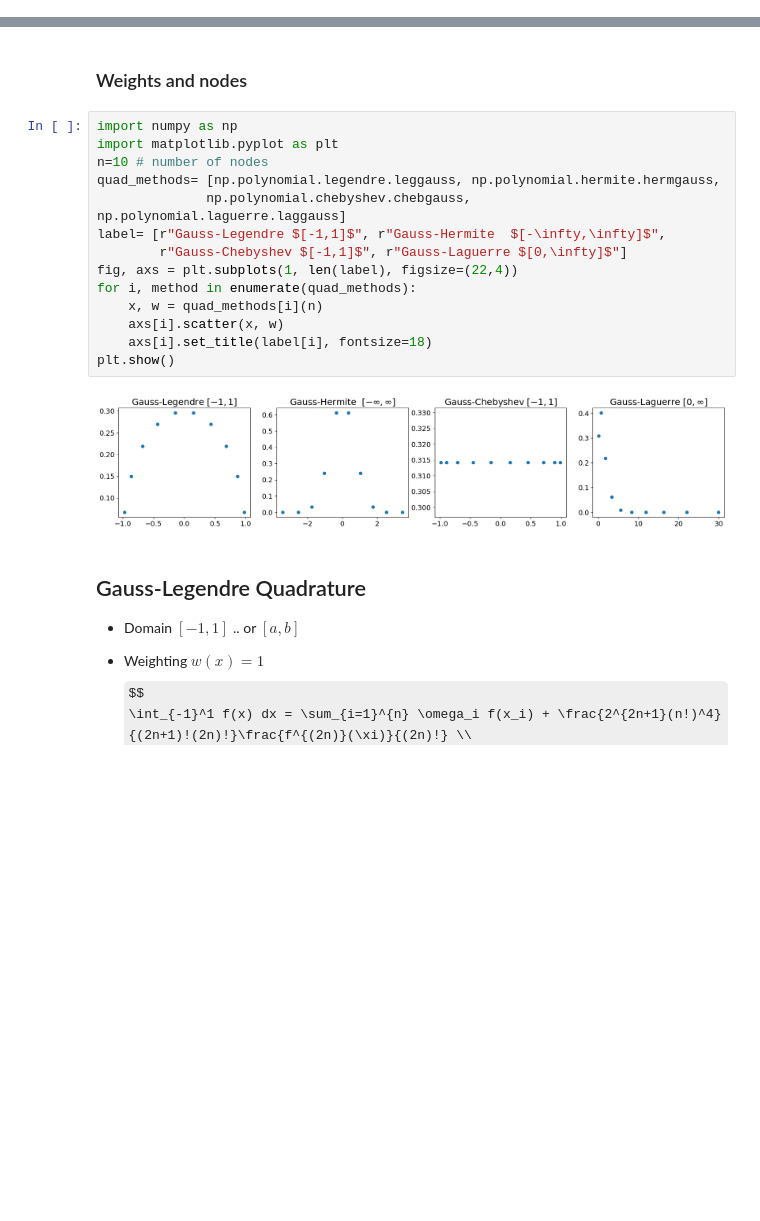
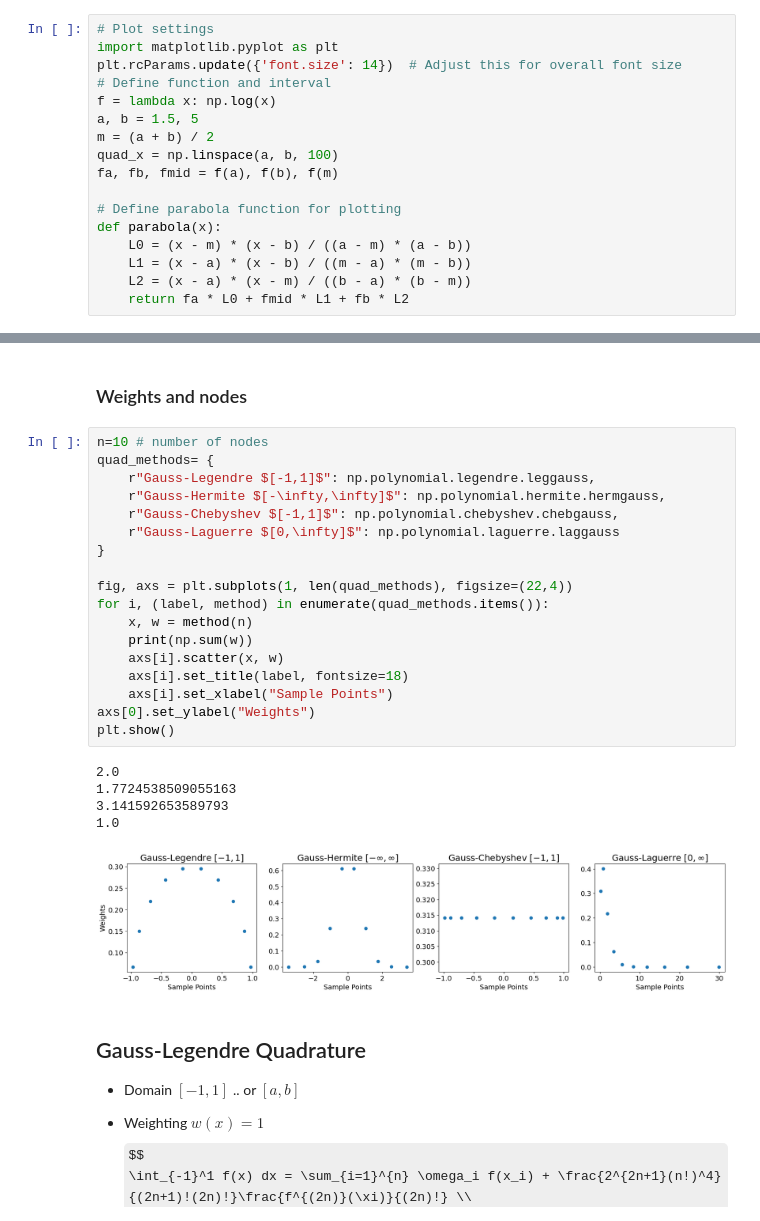
Before and after one commit to bschjerning/dp_ucph, a Jupyter notebook: 1_theory_tools/03_deaton_1d_integration.ipynb, the cells around one changed output, grey strips where cells are left out. Saved outputs shown, nothing was run; the diff lists cells and outputs as text; some formulas as TeX source; blank space fills up the shorter version.

```diff
--- a/1_theory_tools/03_deaton_1d_integration.ipynb
+++ b/1_theory_tools/03_deaton_1d_integration.ipynb
@@ -168 +201,18 @@ $$ \int_a^b f(x) dx $$
+# %%
+# Plot settings
+import matplotlib.pyplot as plt
+plt.rcParams.update({'font.size': 14})  # Adjust this for overall font size
+# Define function and interval
+f = lambda x: np.log(x)
+a, b = 1.5, 5
+m = (a + b) / 2
+quad_x = np.linspace(a, b, 100)
+fa, fb, fmid = f(a), f(b), f(m)
+
+# Define parabola function for plotting
+def parabola(x):
+    L0 = (x - m) * (x - b) / ((a - m) * (a - b))
+    L1 = (x - a) * (x - b) / ((m - a) * (m - b))
+    L2 = (x - a) * (x - m) / ((b - a) * (b - m))
+    return fa * L0 + fmid * L1 + fb * L2
 # %%
@@ -240,21 +278,29 @@ We will look at **Gauss-Legendre** and **Gauss-Hermite**
 # %% [markdown]
 ### Weights and nodes
 # %%
-import numpy as np
-import matplotlib.pyplot as plt
 n=10 # number of nodes
-quad_methods= [np.polynomial.legendre.leggauss, np.polynomial.hermite.hermgauss,
-              np.polynomial.chebyshev.chebgauss, np.polynomial.laguerre.laggauss]
-label= [r"Gauss-Legendre $[-1,1]$", r"Gauss-Hermite  $[-\infty,\infty]$",
-        r"Gauss-Chebyshev $[-1,1]$", r"Gauss-Laguerre $[0,\infty]$"]
-fig, axs = plt.subplots(1, len(label), figsize=(22,4))
-for i, method in enumerate(quad_methods):
-    x, w = quad_methods[i](n)
+quad_methods= {
+    r"Gauss-Legendre $[-1,1]$": np.polynomial.legendre.leggauss,
+    r"Gauss-Hermite $[-\infty,\infty]$": np.polynomial.hermite.hermgauss,
+    r"Gauss-Chebyshev $[-1,1]$": np.polynomial.chebyshev.chebgauss,
+    r"Gauss-Laguerre $[0,\infty]$": np.polynomial.laguerre.laggauss
+}
+
+fig, axs = plt.subplots(1, len(quad_methods), figsize=(22,4))
+for i, (label, method) in enumerate(quad_methods.items()):
+    x, w = method(n)
+    print(np.sum(w))
     axs[i].scatter(x, w)
-    axs[i].set_title(label[i], fontsize=18)
+    axs[i].set_title(label, fontsize=18)
+    axs[i].set_xlabel("Sample Points")
+axs[0].set_ylabel("Weights")
 plt.show()
 # %% [output]
+2.0
+1.7724538509055163
+3.141592653589793
+1.0
-[figure, old version]
+[figure, new version]
 # %% [markdown]
 ## Gauss-Legendre Quadrature
 
```
Also changed, not shown: parts of 20 cells of this notebook.
